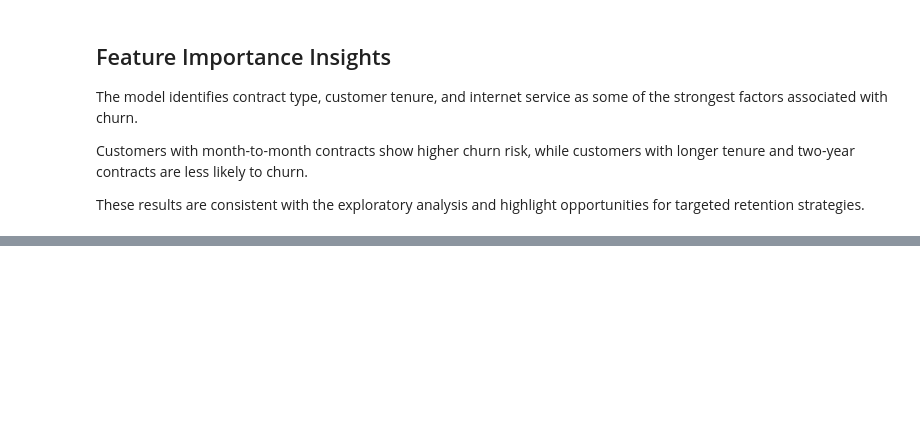
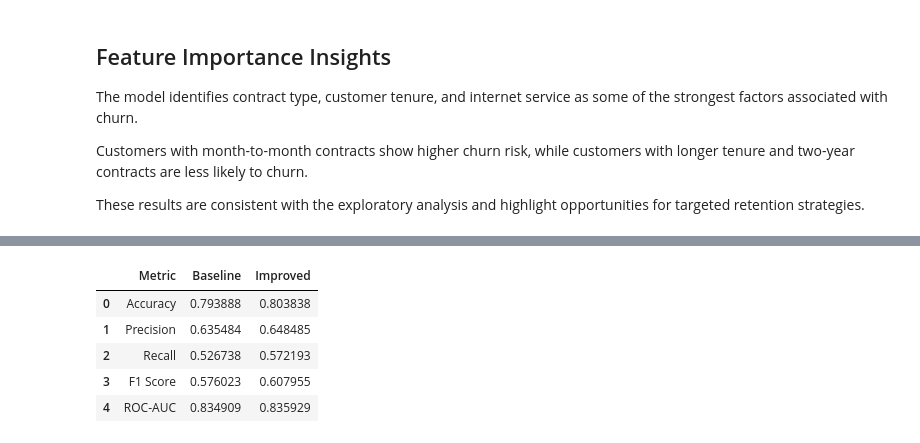
Before and after one commit to boraneak/Customer-Churn-Analysis, a Jupyter notebook: notebooks/churn_analysis.ipynb, the cells around one changed output, grey strips where cells are left out. Saved outputs shown, nothing was run; the diff lists cells and outputs as text; code cells hidden in the pictures; blank space fills up the shorter version.

Commit message:
Improve logistic regression through feature refinement

```diff
--- a/notebooks/churn_analysis.ipynb
+++ b/notebooks/churn_analysis.ipynb
@@ -854,3 +854,5 @@ The model identifies contract type, customer tenure, and internet service as som
 Customers with month-to-month contracts show higher churn risk, while customers with longer tenure and two-year contracts are less likely to churn.
 
 These results are consistent with the exploratory analysis and highlight opportunities for targeted retention strategies.
+# %%
+X_clean = X.drop("tenure_group", axis=1)
@@ -856,0 +971,18 @@ These results are consistent with the exploratory analysis and highlight opportu
+# %%
+improved_y_pred = improved_logistic_model.predict(X_test)
+
+improved_y_pred_proba = improved_logistic_model.predict_proba(X_test)[:, 1]
+# %%
+improved_accuracy = accuracy_score(y_test, improved_y_pred)
+improved_precision = precision_score(y_test, improved_y_pred)
+improved_recall = recall_score(y_test, improved_y_pred)
+improved_f1 = f1_score(y_test, improved_y_pred)
+improved_roc_auc = roc_auc_score(y_test, improved_y_pred_proba)
+
+(
+    improved_accuracy,
+    improved_precision,
+    improved_recall,
+    improved_f1,
+    improved_roc_auc,
+)
@@ -856,0 +1003,35 @@ These results are consistent with the exploratory analysis and highlight opportu
+# %%
+comparison = pd.DataFrame(
+    {
+        "Metric": [
+            "Accuracy",
+            "Precision",
+            "Recall",
+            "F1 Score",
+            "ROC-AUC"
+        ],
+        "Baseline": [
+            accuracy,
+            precision,
+            recall,
+            f1,
+            roc_auc
+        ],
+        "Improved": [
+            improved_accuracy,
+            improved_precision,
+            improved_recall,
+            improved_f1,
+            improved_roc_auc
+        ]
+    }
+)
+
+comparison
+# %% [output]
+|  | Metric | Baseline | Improved |
+| 0 | Accuracy | 0.793888 | 0.803838 |
+| 1 | Precision | 0.635484 | 0.648485 |
+| 2 | Recall | 0.526738 | 0.572193 |
+| 3 | F1 Score | 0.576023 | 0.607955 |
+| 4 | ROC-AUC | 0.834909 | 0.835929 |
```
Also changed, not shown: parts of 13 cells of this notebook.
